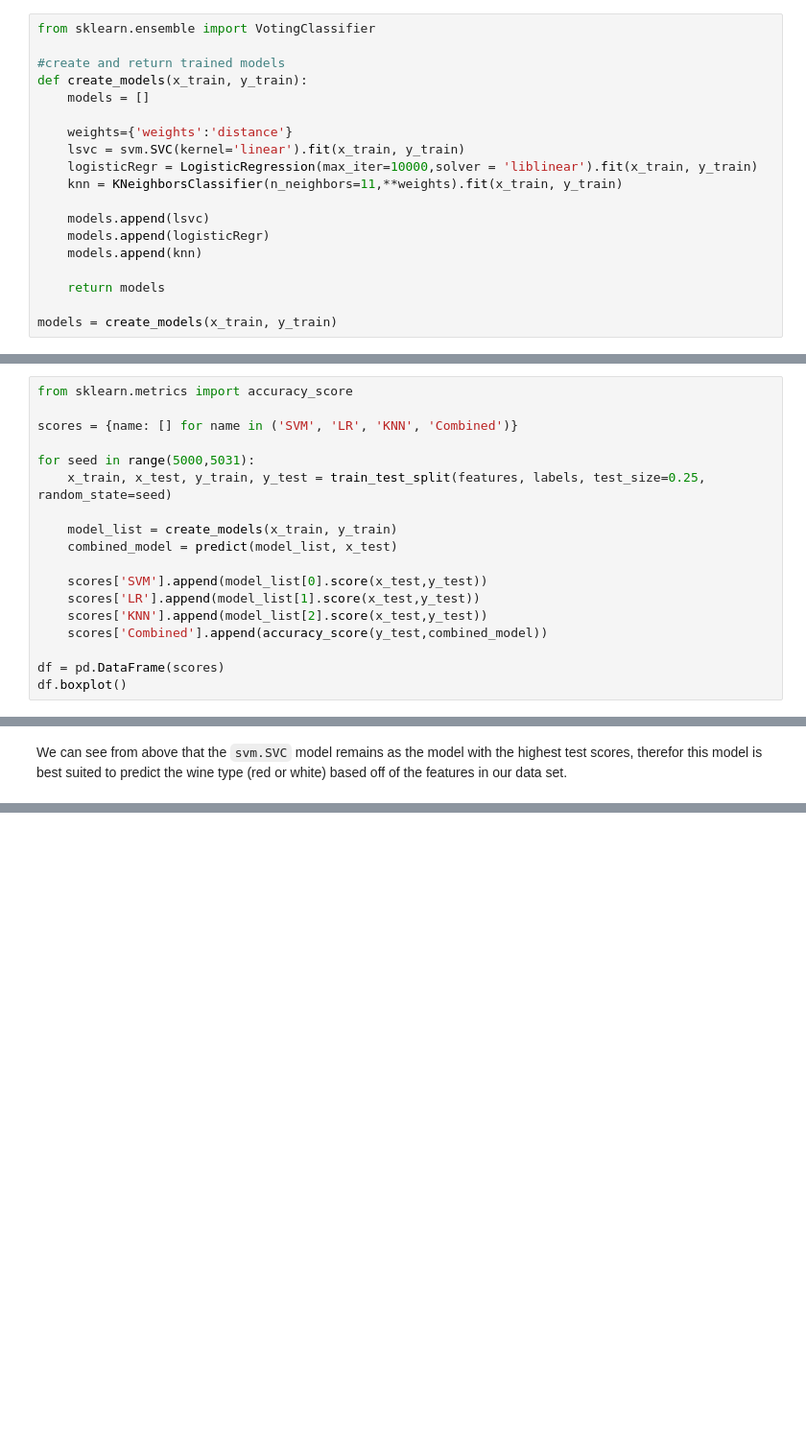
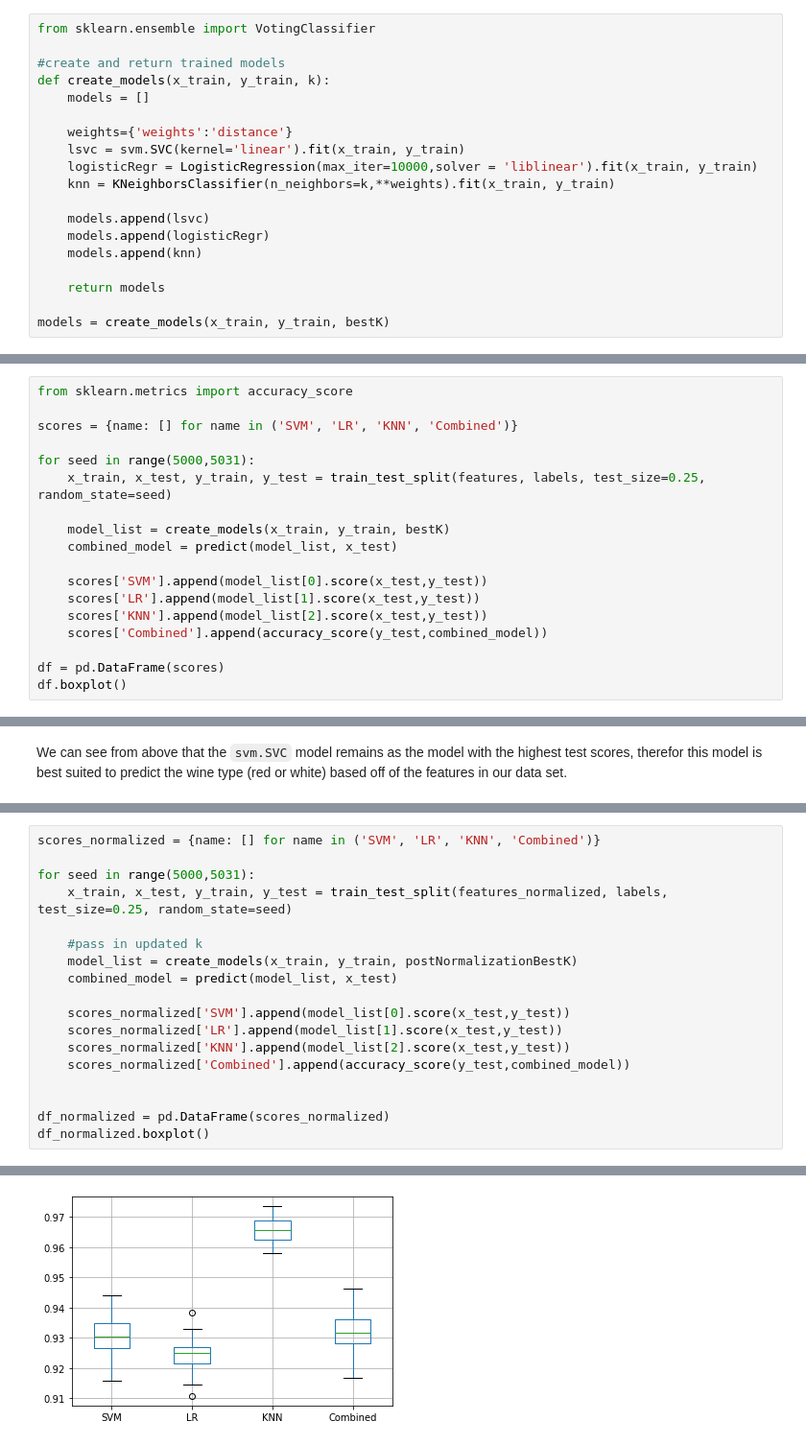
Before and after one commit to avneetgill/ensf544Project, a Jupyter notebook: Project1.2/Q2 Binary Classification.ipynb, the cells around one changed output, grey strips where cells are left out. Shown at 96% size. Cells and saved outputs as stored; diff of their text form; blank space fills up the shorter version.

```diff
--- a/Project1.2/Q2 Binary Classification.ipynb
+++ b/Project1.2/Q2 Binary Classification.ipynb
@@ -140,13 +150,13 @@ In this section we will train  `linear svm`, `logistic regression` and `kneighbo
 from sklearn.ensemble import VotingClassifier
 
 #create and return trained models
-def create_models(x_train, y_train):
+def create_models(x_train, y_train, k):
     models = []
 
     weights={'weights':'distance'}
     lsvc = svm.SVC(kernel='linear').fit(x_train, y_train)
     logisticRegr = LogisticRegression(max_iter=10000,solver = 'liblinear').fit(x_train, y_train)
-    knn = KNeighborsClassifier(n_neighbors=11,**weights).fit(x_train, y_train)
+    knn = KNeighborsClassifier(n_neighbors=k,**weights).fit(x_train, y_train)
 
     models.append(lsvc)
     models.append(logisticRegr)
@@ -154,7 +164,7 @@ def create_models(x_train, y_train):
 
     return models
 
-models = create_models(x_train, y_train)
+models = create_models(x_train, y_train, bestK)
 # %%
 from scipy.stats import mode
 
@@ -173,7 +183,7 @@ scores = {name: [] for name in ('SVM', 'LR', 'KNN', 'Combined')}
 for seed in range(5000,5031):
     x_train, x_test, y_train, y_test = train_test_split(features, labels, test_size=0.25, random_state=seed)
 
-    model_list = create_models(x_train, y_train)
+    model_list = create_models(x_train, y_train, bestK)
     combined_model = predict(model_list, x_test)
 
     scores['SVM'].append(model_list[0].score(x_test,y_test))
@@ -197,0 +235,19 @@ We can see from above that the `svm.SVC` model remains as the model with the hig
+# %%
+scores_normalized = {name: [] for name in ('SVM', 'LR', 'KNN', 'Combined')}
+
+for seed in range(5000,5031):
+    x_train, x_test, y_train, y_test = train_test_split(features_normalized, labels, test_size=0.25, random_state=seed)
+
+    #pass in updated k
+    model_list = create_models(x_train, y_train, postNormalizationBestK)
+    combined_model = predict(model_list, x_test)
+
+    scores_normalized['SVM'].append(model_list[0].score(x_test,y_test))
+    scores_normalized['LR'].append(model_list[1].score(x_test,y_test))
+    scores_normalized['KNN'].append(model_list[2].score(x_test,y_test))
+    scores_normalized['Combined'].append(accuracy_score(y_test,combined_model))
+
+
+df_normalized = pd.DataFrame(scores_normalized)
+df_normalized.boxplot()
+# %% [output]
@@ -197,0 +255 @@ We can see from above that the `svm.SVC` model remains as the model with the hig
+[figure, added]
```
Also changed, not shown: parts of 11 cells of this notebook.
